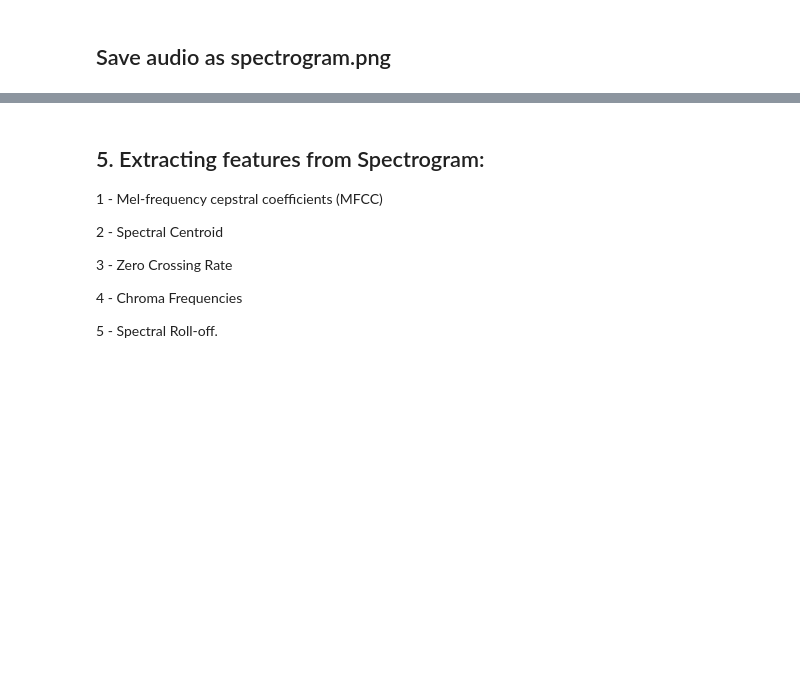
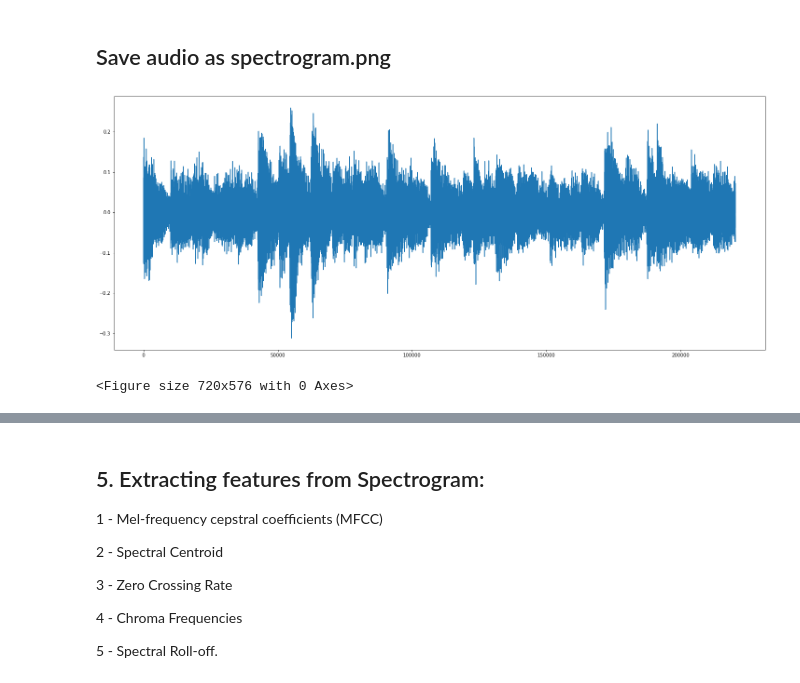
Before and after one commit to puga-42/NN-Sound-Classification, a Jupyter notebook: working_notebook.ipynb, the cells around one changed output, grey strips where cells are left out. Cells and saved outputs as stored; diff of their text form; code cells hidden in the pictures; blank space fills up the shorter version.

```diff
--- a/working_notebook.ipynb
+++ b/working_notebook.ipynb
@@ -164,4 +104,0 @@ true_counts.sort_values('ratio', ascending=False).head(200)
-# %%
-true_counts = true_counts[true_counts['ratio'] >= 0.8]
-print(true_counts.count())
-true_counts.head()
@@ -304,0 +147,3 @@ dataset.head(131)
+# %%
+df.index = range(len(df))
+df.head()
@@ -304,0 +570,3 @@ dataset.head(131)
+# %%
+train = pd.read_csv('features_5000.csv')
+labels = pd.read_csv('labels_5000.csv')
@@ -304,0 +593,10 @@ dataset.head(131)
+# %%
+#label_col = np.zeros(len(train))
+label_col = []
+for vid in labels['YTID']:
+    b = int(labels['/m/04rlf'][labels['YTID'] == vid])
+    if b == 1:
+        label_col.append(1)
+    else:
+        label_col.append(0)
+y = np.array(label_col)
@@ -313,36 +735,54 @@ ax.plot(snippet)
 # %%
 def get_audio(file, start, stop):
     '''
     parameters:
         file: str, location of audio filein mp3 audio file
         start: beggining of clip in seconds
         stop: end of clip in seconds
     returns:
         tuple
         data: numpy array
         sr: int
     '''
+    fig, ax = plt.subplots(figsize = (25, 10))
     data, sr = librosa.load(file, mono=True)
     data = data[sr*start:sr*stop]
+    ax.plot(data)
     return (data, sr)
 
 def get_spec(lib_file):
-    cmap = plt.get_cmap('inferno')
-    plt.figure(figsize=(8,8))
-    plt.specgram(y, NFFT=2048, Fs=2, Fc=0,
-                 noverlap=128, cmap=cmap,
-                 sides='default', mode='default',
-                 scale='dB');
+    cmap = plt.get_cmap('viridis')
+    plt.figure(figsize=(10,8))
+#     plt.specgram(lib_file, NFFT=2048, Fs=2, Fc=0,
+#                  noverlap=128, cmap=cmap,
+#                  sides='default', mode='default',
+#                  scale='dB');
+
+    spec = librosa.feature.melspectrogram(y=lib_file, sr=22050,
+                                   S=None, n_fft=2048,
+                                   hop_length=512,
+                                   win_length=None,
+                                   window='hann',
+                                   center=True,
+                                   pad_mode='reflect',
+                                   power=2.0)
+
+    librosa.display.specshow(librosa.power_to_db(spec, ref=np.max))
+
+#    plt.plot(spec)
     plt.axis('off')
-    plt.savefig(f'/Users/joshbernd/Desktop/gal_notes/Capstone/Capstone_2/img/{filename[:-3].replace(".", "")}.png')
+    plt.savefig(f'/Users/joshbernd/Desktop/gal_notes/Capstone/CNN-Instrument-Classification/linus_and_lucy.png')
     plt.clf()
 
 
 def trim(y, sr, start, stop):
     y = y[sr*start:sr*stop]
 
 
 
 
-data = get_audio('/Users/joshbernd/Desktop/gal_notes/Capstone/Capstone_2/downloaded_videos/Vince Guaraldi Trio - Linus And Lucy.mp3', 5, 15)[0]
+data = get_audio('/Users/joshbernd/Desktop/gal_notes/Capstone/CNN-Instrument-Classification/linus_and_lucy.mp3', 0, 10)[0]
 get_spec(data)
+# %% [output]
+[figure, added]
+<Figure size 720x576 with 0 Axes>
```
Also changed, not shown: parts of 84 cells of this notebook, 2 other files.
